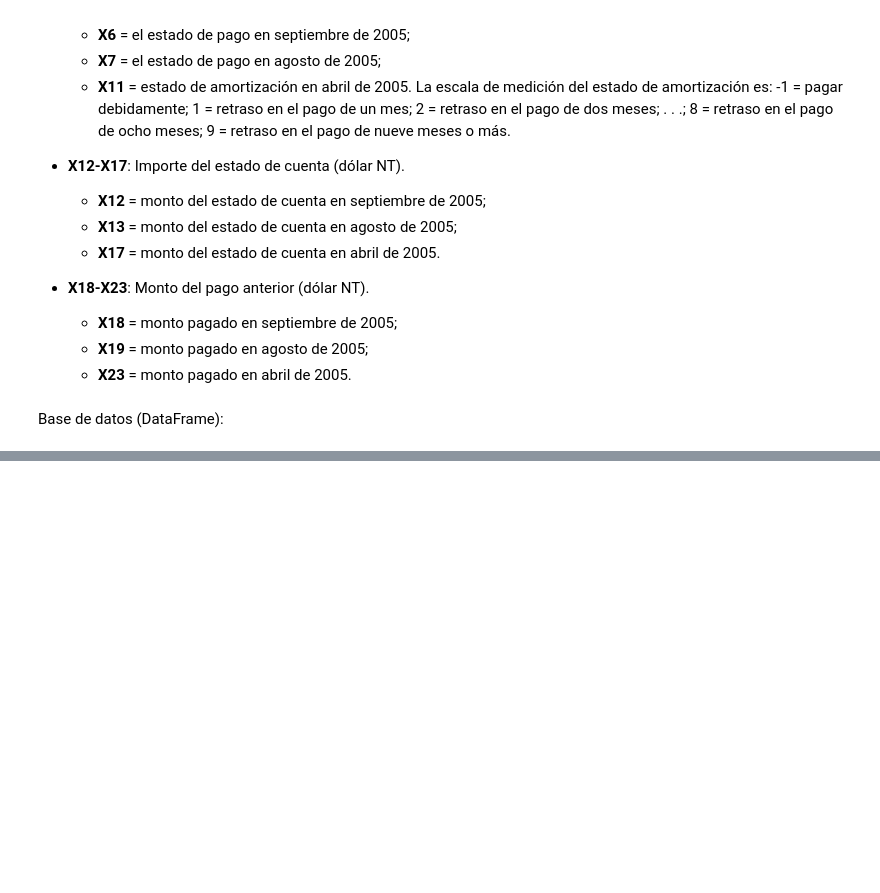
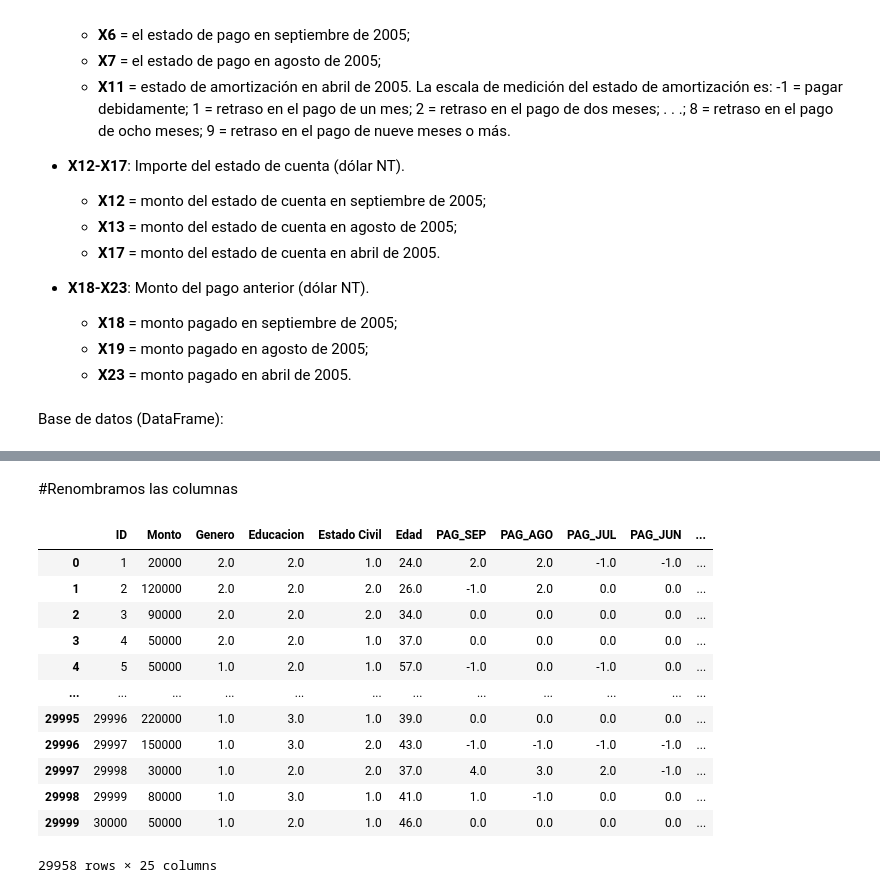
Before and after one commit to PosgradoMNA/actividades-del-projecto-equipo_98, a Jupyter notebook: Actividad_4.ipynb, the cells around one changed output, grey strips where cells are left out. Cells and saved outputs as stored; diff of their text form; code cells hidden in the pictures; blank space fills up the shorter version.

```diff
--- a/Actividad_4.ipynb
+++ b/Actividad_4.ipynb
@@ -11,7 +11,7 @@ import numpy as np
 import matplotlib.pyplot as plt
 from sklearn.decomposition import PCA
 # %%
-inPath = "https://raw.githubusercontent.com/PosgradoMNA/Actividades_Aprendizaje-/main/default%20of%20credit%20card%20clients.csv"
+pagos = "https://raw.githubusercontent.com/PosgradoMNA/Actividades_Aprendizaje-/main/default%20of%20credit%20card%20clients.csv"
 # %% [markdown]
 #**Información del conjunto de datos:**
 
@@ -275,0 +58,3 @@ X_train, X_test, Y_train, Y_test = train_test_split(X, Y, test_size=0.2, random_
+# %%
+df_pagos = pd.read_csv(pagos)
+df = df_pagos.copy()
@@ -275,0 +74,22 @@ X_train, X_test, Y_train, Y_test = train_test_split(X, Y, test_size=0.2, random_
+# %% [markdown]
+#Renombramos las columnas
+# %%
+df.rename(columns = {"X1": "Monto", "X2": "Genero", "X3": "Educacion", "X4" : "Estado Civil", "X5" : "Edad",
+                     "X6": "PAG_SEP", "X7": "PAG_AGO", "X8":"PAG_JUL", "X9": "PAG_JUN", "X10":"PAG_MAY", "X11": "AMORT.ABR", "X12": "ESTCTA_SEP", "X13": "ESTCTA_AGO", "X14": "ESTCTA_JUL", "X15":"ESTCTA_JUN",
+                     "X16": "ESTCTA_MAY", "X17":"ESTCTA_ABR", "X18":"MP_SEP", "X19":"MP_AGO", "X20":"MP_JUL", "X21":"MP_JUN", "X22":"MP_MAY", "X23":"MP_ABR", "Y":"Var_Sal"}, inplace = True)
+
+df
+# %% [output]
+|  | ID | Monto | Genero | Educacion | Estado Civil | Edad | PAG_SEP | PAG_AGO | PAG_JUL | PAG_JUN | ... |
+| 0 | 1 | 20000 | 2.0 | 2.0 | 1.0 | 24.0 | 2.0 | 2.0 | -1.0 | -1.0 | ... |
+| 1 | 2 | 120000 | 2.0 | 2.0 | 2.0 | 26.0 | -1.0 | 2.0 | 0.0 | 0.0 | ... |
+| 2 | 3 | 90000 | 2.0 | 2.0 | 2.0 | 34.0 | 0.0 | 0.0 | 0.0 | 0.0 | ... |
+| 3 | 4 | 50000 | 2.0 | 2.0 | 1.0 | 37.0 | 0.0 | 0.0 | 0.0 | 0.0 | ... |
+| 4 | 5 | 50000 | 1.0 | 2.0 | 1.0 | 57.0 | -1.0 | 0.0 | -1.0 | 0.0 | ... |
+| ... | ... | ... | ... | ... | ... | ... | ... | ... | ... | ... | ... |
+| 29995 | 29996 | 220000 | 1.0 | 3.0 | 1.0 | 39.0 | 0.0 | 0.0 | 0.0 | 0.0 | ... |
+| 29996 | 29997 | 150000 | 1.0 | 3.0 | 2.0 | 43.0 | -1.0 | -1.0 | -1.0 | -1.0 | ... |
+| 29997 | 29998 | 30000 | 1.0 | 2.0 | 2.0 | 37.0 | 4.0 | 3.0 | 2.0 | -1.0 | ... |
+| 29998 | 29999 | 80000 | 1.0 | 3.0 | 1.0 | 41.0 | 1.0 | -1.0 | 0.0 | 0.0 | ... |
+| 29999 | 30000 | 50000 | 1.0 | 2.0 | 1.0 | 46.0 | 0.0 | 0.0 | 0.0 | 0.0 | ... |
+29958 rows × 25 columns
```
Also changed, not shown: parts of 80 cells of this notebook.
